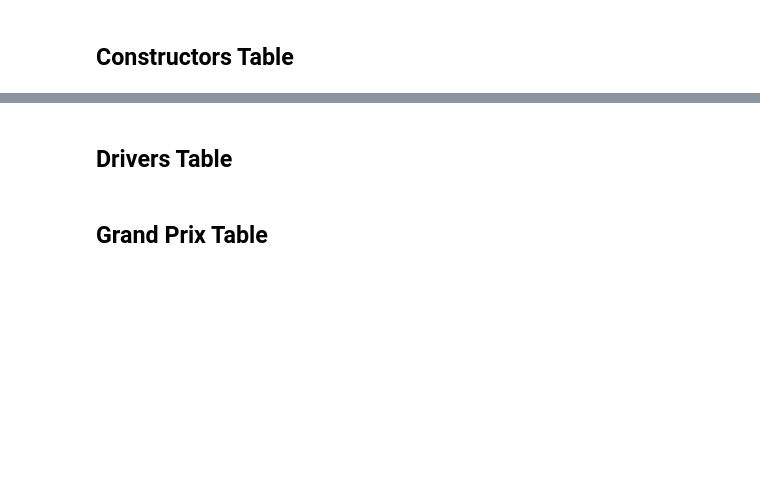
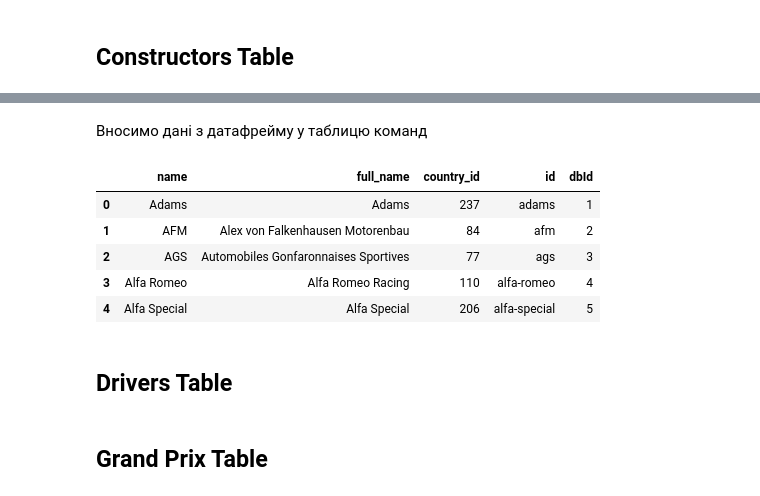
Before and after one commit to zagrebelnio/F1-Championship-Data-Analysis, a Jupyter notebook: storage/ETL/dimension_tables.ipynb, the cells around one changed output, grey strips where cells are left out. Cells and saved outputs as stored; diff of their text form; code cells hidden in the pictures; blank space fills up the shorter version.

```diff
--- a/storage/ETL/dimension_tables.ipynb
+++ b/storage/ETL/dimension_tables.ipynb
@@ -152,0 +179,3 @@ circuits_df.head()
+# %%
+constructors_df = constructors_df[['name', 'fullName', 'countryId', 'id']]
+constructors_df.head()
@@ -152,0 +191,3 @@ circuits_df.head()
+# %%
+constructors_df.columns = ['name', 'full_name', 'country_id', 'id']
+constructors_df.head()
@@ -153,3 +201,15 @@ circuits_df.head()
+# %% [markdown]
+Вносимо дані з датафрейму у таблицю команд
+# %%
+constructors_df['dbId'] = insert_data(constructors_df[['name', 'full_name', 'country_id']], 'constructors')
+constructors_df.head()
+# %% [output]
+|  | name | full_name | country_id | id | dbId |
+| 0 | Adams | Adams | 237 | adams | 1 |
+| 1 | AFM | Alex von Falkenhausen Motorenbau | 84 | afm | 2 |
+| 2 | AGS | Automobiles Gonfaronnaises Sportives | 77 | ags | 3 |
+| 3 | Alfa Romeo | Alfa Romeo Racing | 110 | alfa-romeo | 4 |
+| 4 | Alfa Special | Alfa Special | 206 | alfa-special | 5 |
 # %% [markdown]
 ## Drivers Table
 # %% [markdown]
```
Also changed, not shown: parts of 8 cells of this notebook.
